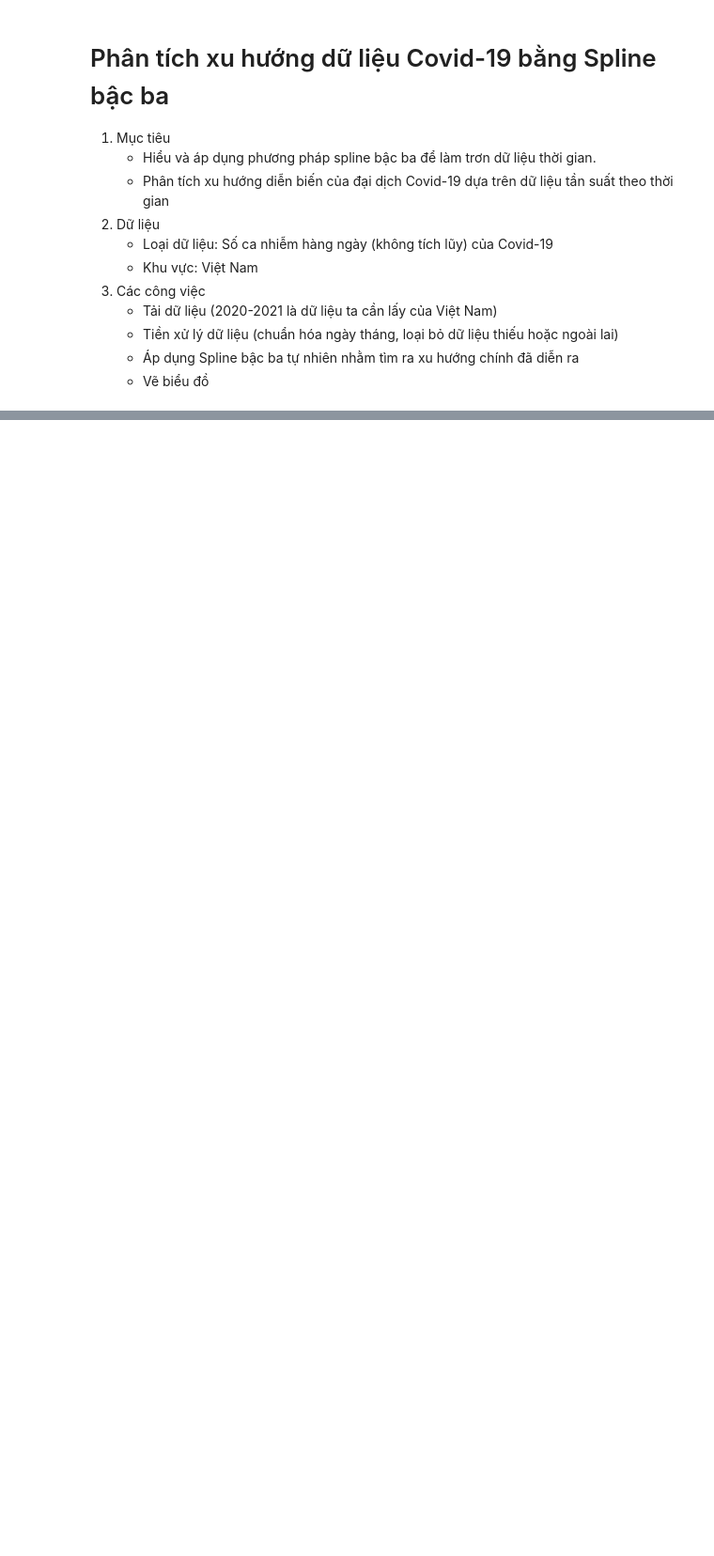
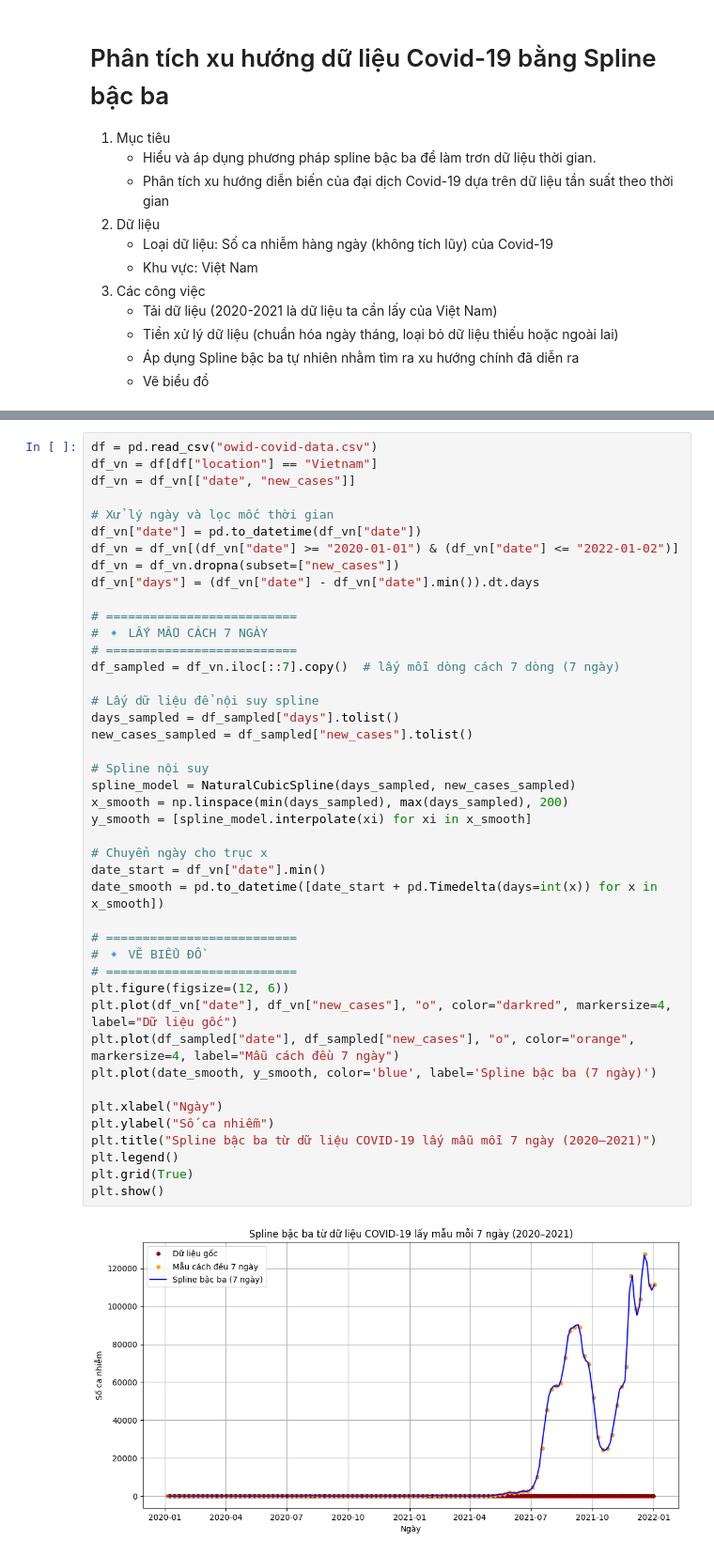
Before and after one commit to AkiraTomori/Interpolation, a Jupyter notebook: Test.ipynb, the cells around one changed output, grey strips where cells are left out. Shown at 94% size. Saved outputs shown, nothing was run; the diff lists cells and outputs as text; blank space fills up the shorter version.

```diff
--- a/Test.ipynb
+++ b/Test.ipynb
@@ -222,0 +250,45 @@ plt.show()
+# %%
+df = pd.read_csv("owid-covid-data.csv")
+df_vn = df[df["location"] == "Vietnam"]
+df_vn = df_vn[["date", "new_cases"]]
+
+# Xử lý ngày và lọc mốc thời gian
+df_vn["date"] = pd.to_datetime(df_vn["date"])
+df_vn = df_vn[(df_vn["date"] >= "2020-01-01") & (df_vn["date"] <= "2022-01-02")]
+df_vn = df_vn.dropna(subset=["new_cases"])
+df_vn["days"] = (df_vn["date"] - df_vn["date"].min()).dt.days
+
+# ==========================
+# 🔹 LẤY MẪU CÁCH 7 NGÀY
+# ==========================
+df_sampled = df_vn.iloc[::7].copy()  # lấy mỗi dòng cách 7 dòng (7 ngày)
+
+# Lấy dữ liệu để nội suy spline
+days_sampled = df_sampled["days"].tolist()
+new_cases_sampled = df_sampled["new_cases"].tolist()
+
+# Spline nội suy
+spline_model = NaturalCubicSpline(days_sampled, new_cases_sampled)
+x_smooth = np.linspace(min(days_sampled), max(days_sampled), 200)
+y_smooth = [spline_model.interpolate(xi) for xi in x_smooth]
+
+# Chuyển ngày cho trục x
+date_start = df_vn["date"].min()
+date_smooth = pd.to_datetime([date_start + pd.Timedelta(days=int(x)) for x in x_smooth])
+
+# ==========================
+# 🔹 VẼ BIỂU ĐỒ
+# ==========================
+plt.figure(figsize=(12, 6))
+plt.plot(df_vn["date"], df_vn["new_cases"], "o", color="darkred", markersize=4, label="Dữ liệu gốc")
+plt.plot(df_sampled["date"], df_sampled["new_cases"], "o", color="orange", markersize=4, label="Mẫu cách đều 7 ngày")
+plt.plot(date_smooth, y_smooth, color='blue', label='Spline bậc ba (7 ngày)')
+
+plt.xlabel("Ngày")
+plt.ylabel("Số ca nhiễm")
+plt.title("Spline bậc ba từ dữ liệu COVID-19 lấy mẫu mỗi 7 ngày (2020–2021)")
+plt.legend()
+plt.grid(True)
+plt.show()
+# %% [output]
+[figure, added]
```
Also changed, not shown: parts of 2 cells of this notebook.
